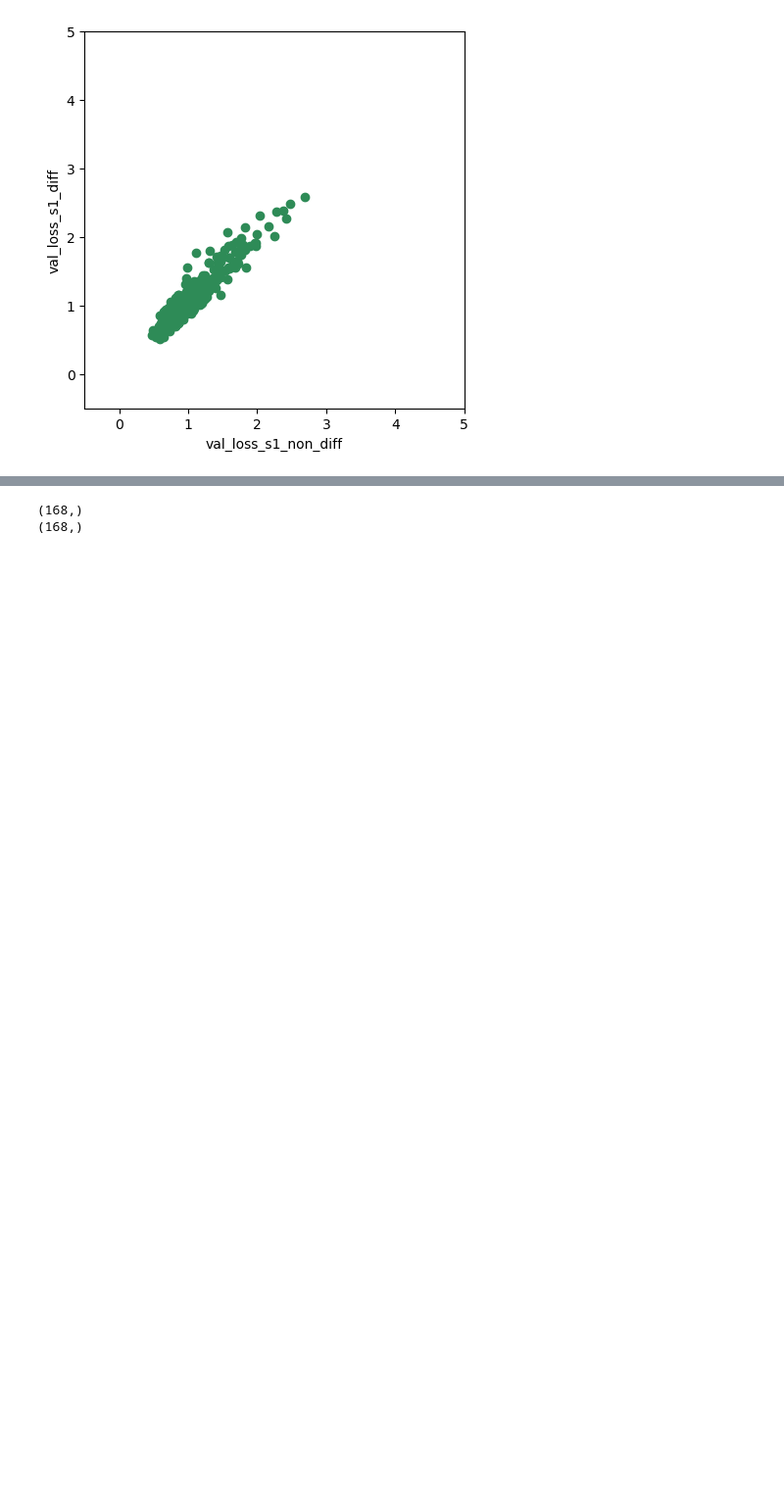
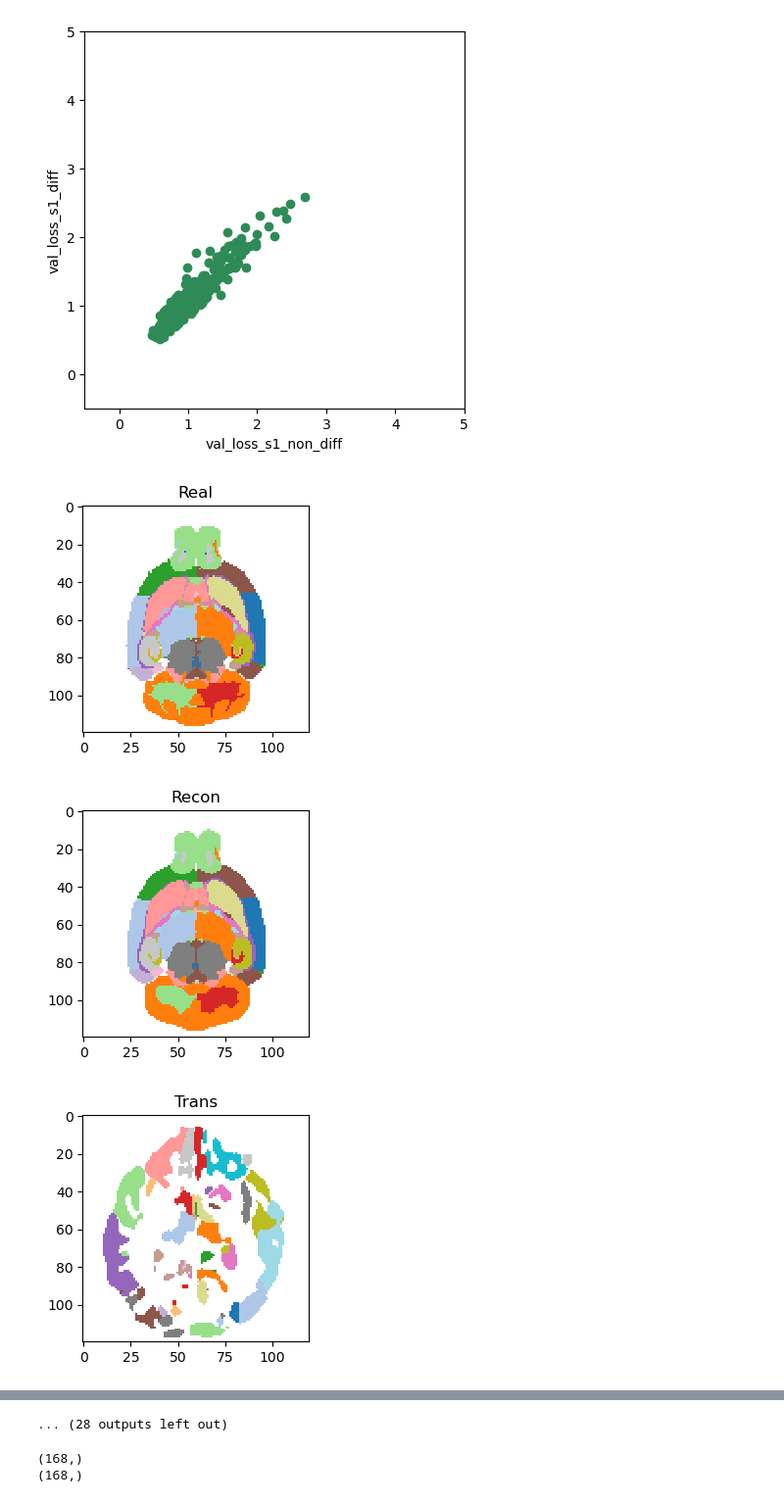
Before and after one commit to jessicabohm/UNIT, a Jupyter notebook: map_latents_anat.ipynb, the cells around one changed output, grey strips where cells are left out. Shown at 98% size. Cells and saved outputs as stored; diff of their text form; code cells hidden in the pictures; blank space fills up the shorter version.

```diff
--- a/map_latents_anat.ipynb
+++ b/map_latents_anat.ipynb
@@ -834,7 +834,7 @@ trans_imgs = []
 
 common_vols = [10]
 
-for idx in idxs[:100]:
+for idx in idxs[:10]:
 
     img = sitk.ReadImage(test_paths[idx])
     img_arr = sitk.GetArrayFromImage(img)
@@ -888,30 +888,34 @@ for idx in idxs[:100]:
     # print("vol ratios non diff:", vols_non_diff)
 
     # vols_norm_diff = (vols_diff - human_ratios_means[0]) / (human_ratios_stds[0] + 1e-6)
     # vols_norm_non_diff = (vols_non_diff - human_ratios_means[0]) / (human_ratios_stds[0] + 1e-6)
 
     # print("vols_norm_diff", vols_norm_diff)
     # print("vols_norm_non_diff", vols_norm_non_diff)
 
     # vol_ratios_diff.append(vols_diff)
     # vol_ratios_non_diff.append(vols_non_diff)
 
     # vol_ratios_norm_diff.append(vols_norm_diff)
     # vol_ratios_norm_non_diff.append(vols_norm_non_diff)
 
 
     trans_map_img = torch.argmax(trans_map_img, dim=1)
     trans_map_img = np.array(trans_map_img.squeeze())
 
     slice_idx = 0
     size = 3
     plot_seg(img_arr, slice_idx, size, "Real")
     plot_seg([recon_img], slice_idx, size, "Recon")
     plot_seg([trans_img], slice_idx, size, "Trans")
     plot_seg([trans_map_img], slice_idx, size, "Map + trans")
 
     trans_imgs.append(trans_map_img)
 
     # trans_map_niffty = sitk.GetImageFromArray(trans_map_img)
 
     # sitk.WriteImage(trans_map_niffty, save_path + "trans_" + test_paths[idx].split("/")[-1])
+# %% [output]
+[figure, added]
+[figure, added]
+[figure, added]
@@ -918,3 +931,4 @@ for idx in idxs[:100]:
+... (28 outputs left out)
 # %%
 print(np.array(vol_ratios_non_diff).shape)
 print(np.array(vol_ratios_diff).shape)
```
Also changed, not shown: parts of 1 cell of this notebook, 3 other files.
